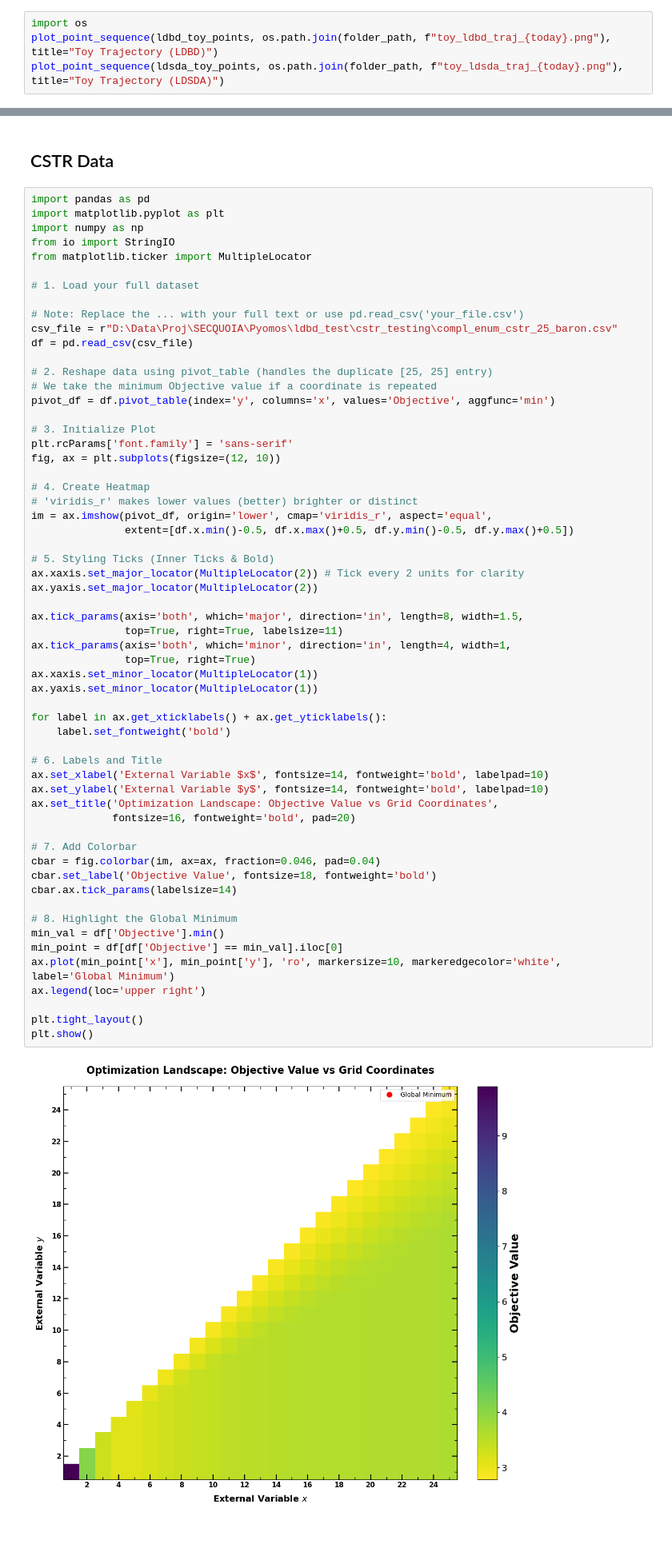
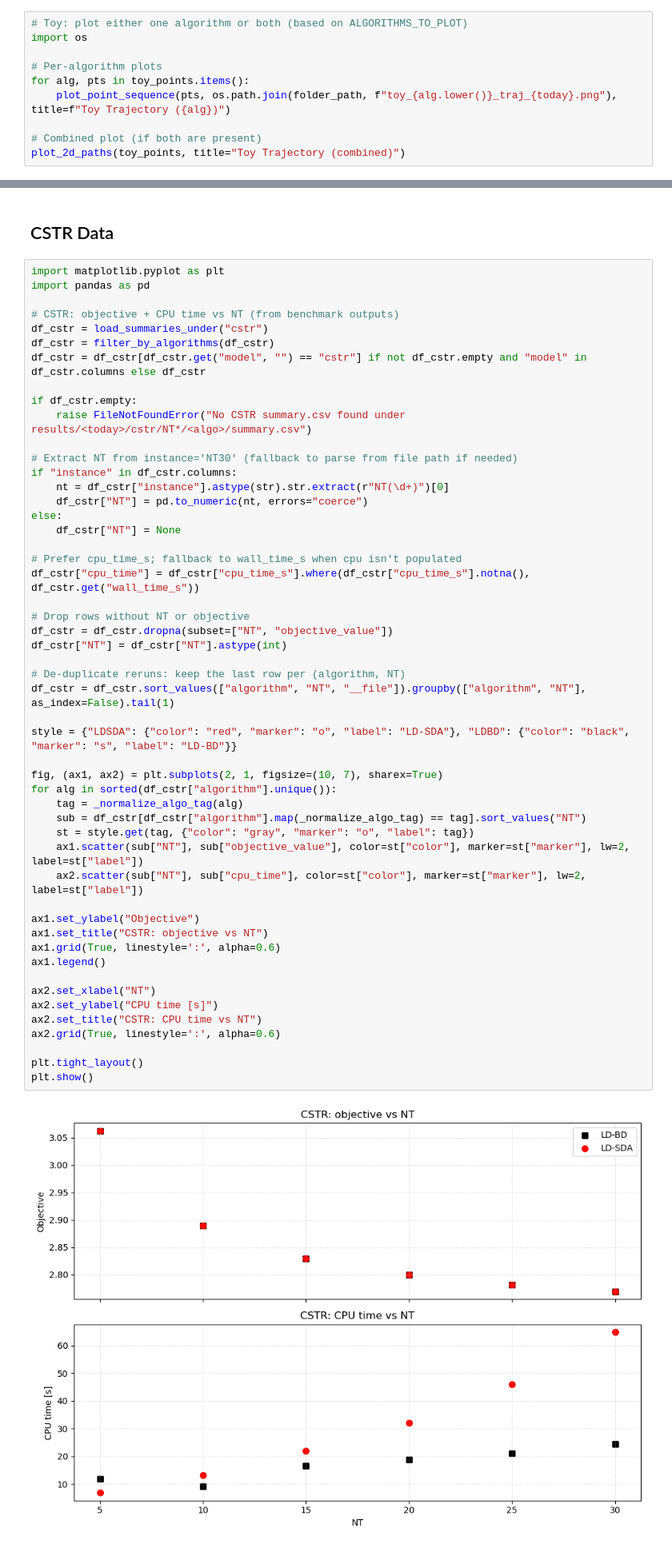
Before and after one commit to Toflamus/LD_benchmark, a Jupyter notebook: workflow/DataProcessingScript.ipynb, the cells around one changed output, grey strips where cells are left out. Shown at 80% size. Cells and saved outputs as stored; diff of their text form.

Commit message:
Update the figure generation process

```diff
--- a/workflow/DataProcessingScript.ipynb
+++ b/workflow/DataProcessingScript.ipynb
@@ -121,5 +265,11 @@ def plot_point_sequence(points, figure_path=None, title=None):
 # %%
+# Toy: plot either one algorithm or both (based on ALGORITHMS_TO_PLOT)
 import os
-plot_point_sequence(ldbd_toy_points, os.path.join(folder_path, f"toy_ldbd_traj_{today}.png"), title="Toy Trajectory (LDBD)")
-plot_point_sequence(ldsda_toy_points, os.path.join(folder_path, f"toy_ldsda_traj_{today}.png"), title="Toy Trajectory (LDSDA)")
+
+# Per-algorithm plots
+for alg, pts in toy_points.items():
+    plot_point_sequence(pts, os.path.join(folder_path, f"toy_{alg.lower()}_traj_{today}.png"), title=f"Toy Trajectory ({alg})")
+
+# Combined plot (if both are present)
+plot_2d_paths(toy_points, title="Toy Trajectory (combined)")
 # %% [output]
@@ -309,64 +509,56 @@ plt.show()
 # %% [markdown]
 ## CSTR Data
 # %%
+import matplotlib.pyplot as plt
 import pandas as pd
-import matplotlib.pyplot as plt
-import numpy as np
-from io import StringIO
-from matplotlib.ticker import MultipleLocator
 
-# 1. Load your full dataset
+# CSTR: objective + CPU time vs NT (from benchmark outputs)
+df_cstr = load_summaries_under("cstr")
+df_cstr = filter_by_algorithms(df_cstr)
+df_cstr = df_cstr[df_cstr.get("model", "") == "cstr"] if not df_cstr.empty and "model" in df_cstr.columns else df_cstr
 
-# Note: Replace the ... with your full text or use pd.read_csv('your_file.csv')
-csv_file = r"D:\Data\Proj\SECQUOIA\Pyomos\ldbd_test\cstr_testing\compl_enum_cstr_25_baron.csv"
-df = pd.read_csv(csv_file)
+if df_cstr.empty:
+    raise FileNotFoundError("No CSTR summary.csv found under results/<today>/cstr/NT*/<algo>/summary.csv")
 
-# 2. Reshape data using pivot_table (handles the duplicate [25, 25] entry)
-# We take the minimum Objective value if a coordinate is repeated
-pivot_df = df.pivot_table(index='y', columns='x', values='Objective', aggfunc='min')
+# Extract NT from instance='NT30' (fallback to parse from file path if needed)
+if "instance" in df_cstr.columns:
+    nt = df_cstr["instance"].astype(str).str.extract(r"NT(\d+)")[0]
+    df_cstr["NT"] = pd.to_numeric(nt, errors="coerce")
+else:
+    df_cstr["NT"] = None
 
-# 3. Initialize Plot
-plt.rcParams['font.family'] = 'sans-serif'
-fig, ax = plt.subplots(figsize=(12, 10))
+# Prefer cpu_time_s; fallback to wall_time_s when cpu isn't populated
+df_cstr["cpu_time"] = df_cstr["cpu_time_s"].where(df_cstr["cpu_time_s"].notna(), df_cstr.get("wall_time_s"))
 
-# 4. Create Heatmap
-# 'viridis_r' makes lower values (better) brighter or distinct
-im = ax.imshow(pivot_df, origin='lower', cmap='viridis_r', aspect='equal',
-               extent=[df.x.min()-0.5, df.x.max()+0.5, df.y.min()-0.5, df.y.max()+0.5])
+# Drop rows without NT or objective
+df_cstr = df_cstr.dropna(subset=["NT", "objective_value"])
+df_cstr["NT"] = df_cstr["NT"].astype(int)
 
-# 5. Styling Ticks (Inner Ticks & Bold)
-ax.xaxis.set_major_locator(MultipleLocator(2)) # Tick every 2 units for clarity
-ax.yaxis.set_major_locator(MultipleLocator(2))
+# De-duplicate reruns: keep the last row per (algorithm, NT)
+df_cstr = df_cstr.sort_values(["algorithm", "NT", "__file"]).groupby(["algorithm", "NT"], as_index=False).tail(1)
 
-ax.tick_params(axis='both', which='major', direction='in', length=8, width=1.5,
-               top=True, right=True, labelsize=11)
-ax.tick_params(axis='both', which='minor', direction='in', length=4, width=1,
-               top=True, right=True)
-ax.xaxis.set_minor_locator(MultipleLocator(1))
-ax.yaxis.set_minor_locator(MultipleLocator(1))
+style = {"LDSDA": {"color": "red", "marker": "o", "label": "LD-SDA"}, "LDBD": {"color": "black", "marker": "s", "label": "LD-BD"}}
 
-for label in ax.get_xticklabels() + ax.get_yticklabels():
-    label.set_fontweight('bold')
+fig, (ax1, ax2) = plt.subplots(2, 1, figsize=(10, 7), sharex=True)
+for alg in sorted(df_cstr["algorithm"].unique()):
+    tag = _normalize_algo_tag(alg)
+    sub = df_cstr[df_cstr["algorithm"].map(_normalize_algo_tag) == tag].sort_values("NT")
+    st = style.get(tag, {"color": "gray", "marker": "o", "label": tag})
+    ax1.scatter(sub["NT"], sub["objective_value"], color=st["color"], marker=st["marker"], lw=2, label=st["label"])
+    ax2.scatter(sub["NT"], sub["cpu_time"], color=st["color"], marker=st["marker"], lw=2, label=st["label"])
 
-# 6. Labels and Title
-ax.set_xlabel('External Variable $x$', fontsize=14, fontweight='bold', labelpad=10)
-ax.set_ylabel('External Variable $y$', fontsize=14, fontweight='bold', labelpad=10)
-ax.set_title('Optimization Landscape: Objective Value vs Grid Coordinates',
-             fontsize=16, fontweight='bold', pad=20)
+ax1.set_ylabel("Objective")
+ax1.set_title("CSTR: objective vs NT")
+ax1.grid(True, linestyle=':', alpha=0.6)
+ax1.legend()
 
-# 7. Add Colorbar
-cbar = fig.colorbar(im, ax=ax, fraction=0.046, pad=0.04)
-cbar.set_label('Objective Value', fontsize=18, fontweight='bold')
-cbar.ax.tick_params(labelsize=14)
-
-# 8. Highlight the Global Minimum
-min_val = df['Objective'].min()
-min_point = df[df['Objective'] == min_val].iloc[0]
-ax.plot(min_point['x'], min_point['y'], 'ro', markersize=10, markeredgecolor='white', label='Global Minimum')
-ax.legend(loc='upper right')
+ax2.set_xlabel("NT")
+ax2.set_ylabel("CPU time [s]")
+ax2.set_title("CSTR: CPU time vs NT")
+ax2.grid(True, linestyle=':', alpha=0.6)
 
 plt.tight_layout()
 plt.show()
 # %% [output]
-[figure, old version]
+[figure, new version]
 # %%
```
Also changed, not shown: parts of 12 cells of this notebook, 8 other files.
